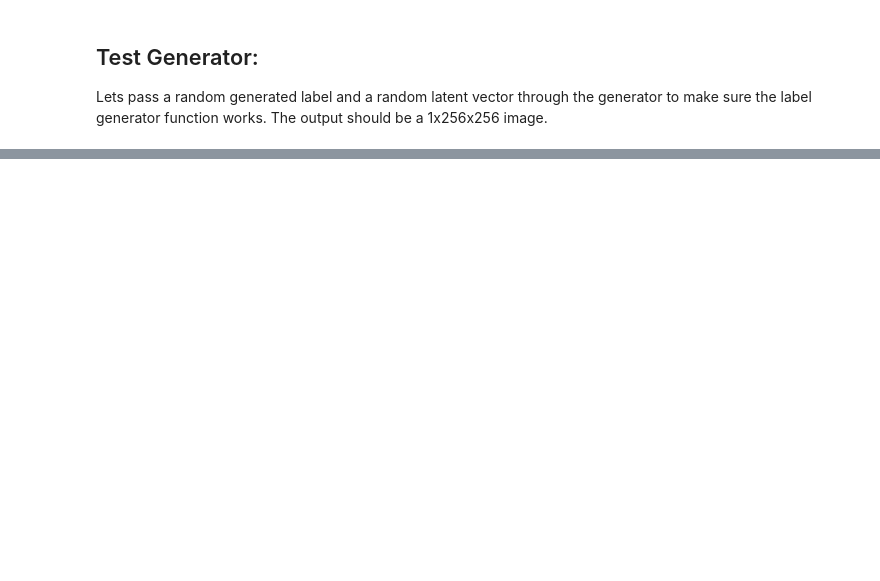
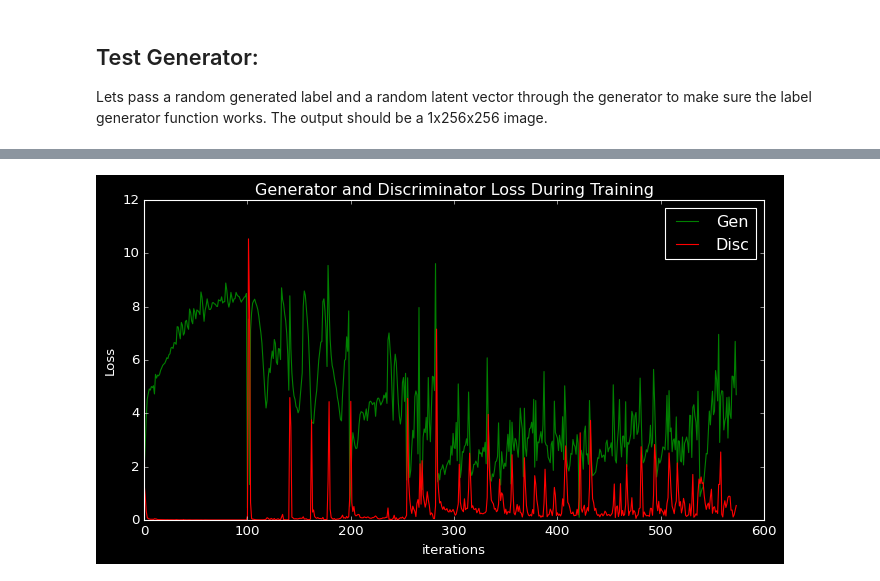
Before and after one commit to Mainakdeb/embryo-cGAN, a Jupyter notebook: embryo_cGAN.ipynb, the cells around one changed output, grey strips where cells are left out. Saved outputs shown, nothing was run; the diff lists cells and outputs as text; code cells hidden in the pictures; blank space fills up the shorter version.

```diff
--- a/embryo_cGAN.ipynb
+++ b/embryo_cGAN.ipynb
@@ -152,7 +153,7 @@ class ImageDataset(Dataset):
 
     def __getitem__(self, idx):
         path = self.image_paths[idx]
-        image = cv2.imread(path)
+        image = cv2.imread(path,0)
 
         if self.augmentation is not None:
             img  = self.augmentation(image = image)
@@ -422,0 +410,19 @@ plt.show()
+# %%
+criterion = nn.BCELoss()
+fixed_noise = torch.randn(batch_size, nz, 1, 1, device=device)
+
+real_label = 1.
+fake_label = 0.
+
+# Setup Adam optimizers for both G and D
+lr = 0.0002
+beta1 = 0.5
+optimizerD = optim.Adam(netD.parameters(), lr=lr, betas=(beta1, 0.999))
+optimizerG = optim.Adam(netG.parameters(), lr=lr, betas=(beta1, 0.999))
+
+# Lists to keep track of progress
+img_list = []
+G_losses = []
+D_losses = []
+iters = 0
+total_epochs=0
@@ -422,0 +511,12 @@ plt.show()
+# %%
+plt.figure(figsize=(10,5))
+plt.title("Generator and Discriminator Loss During Training")
+plt.plot(G_losses,'g',label="Gen")
+plt.plot(D_losses,'r',label="Disc")
+plt.xlabel("iterations")
+plt.ylabel("Loss")
+
+plt.legend()
+plt.show()
+# %% [output]
+[figure, added]
```
Also changed, not shown: parts of 7 cells of this notebook.
